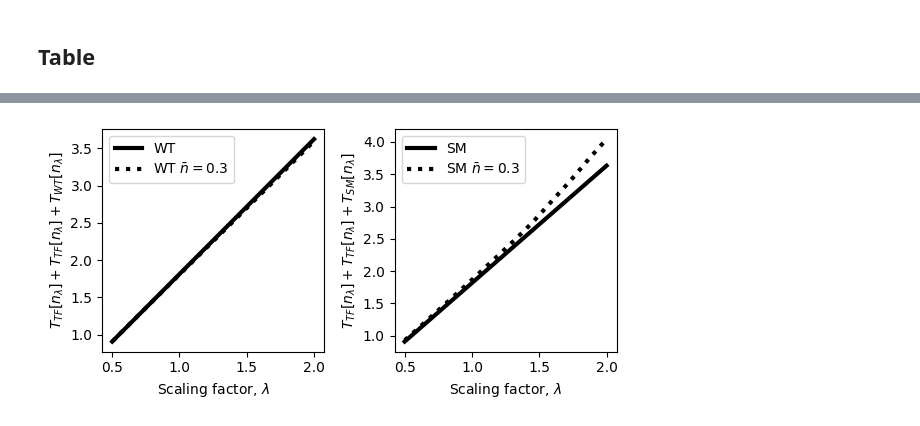
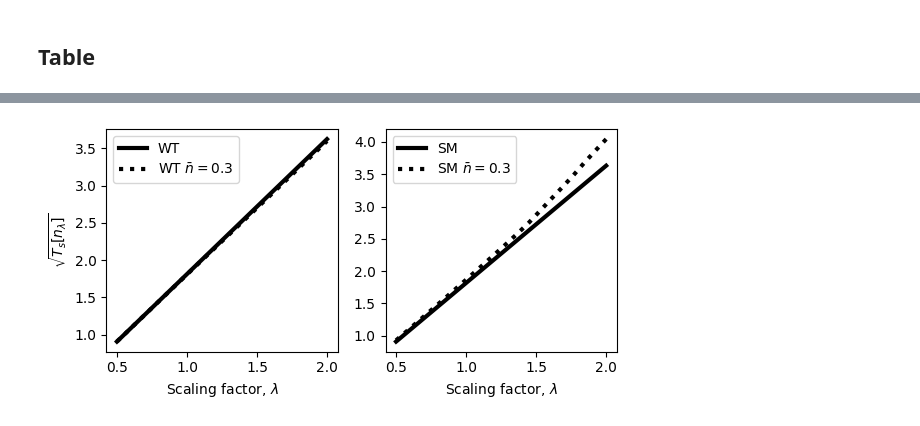
Before and after one commit to pavanell/KEDF-scaling, a Jupyter notebook: Scaling_for_paper.ipynb, the cells around one changed output, grey strips where cells are left out. Saved outputs shown, nothing was run; the diff lists cells and outputs as text; code cells hidden in the pictures.

```diff
--- a/Scaling_for_paper.ipynb
+++ b/Scaling_for_paper.ipynb
@@ -389,16 +396,15 @@ SM_adhoc = FunctionalScaling(atom_type='Al', phase = 'fcc', KEDF='SM', a=4.05, K
 # %%
 fig, (ax_WT, ax_SM) = plt.subplots(1,2, figsize = (6, 3))
 ax_WT.plot(WT.s, np.sqrt(WT.nl+WT.tfvw), color='k', lw=3, ls='-', label="WT")
 ax_WT.plot(WT_adhoc.s, np.sqrt(WT_adhoc.tfvw+WT_adhoc.nl), color='k', lw=3, ls=':', label=r"WT $\bar n = 0.3$")
 ax_SM.plot(SM.s, np.sqrt(SM.nl+SM.tfvw), color='k', lw=3, ls='-', label="SM")
 ax_SM.plot(SM_adhoc.s, np.sqrt(SM_adhoc.tfvw+SM_adhoc.nl), color='k', lw=3, ls=':', label=r"SM $\bar n = 0.3$")
 ax_WT.set_xlabel(r"Scaling factor, $\lambda$")
 ax_SM.set_xlabel(r"Scaling factor, $\lambda$")
-ax_WT.set_ylabel(r"$T_{TF}[n_\lambda]+T_{TF}[n_\lambda]+T_{WT}[n_\lambda]$")
-ax_SM.set_ylabel(r"$T_{TF}[n_\lambda]+T_{TF}[n_\lambda]+T_{SM}[n_\lambda]$")
+ax_WT.set_ylabel(r"$\sqrt{T_{s}[n_\lambda]}$")
 ax_WT.legend()
 ax_SM.legend()
 plt.tight_layout()
 plt.savefig("WT-SM_Al_total_KEDF.pdf")
 # %% [output]
-[figure, old version]
+[figure, new version]
```
Also changed, not shown: parts of 3 cells of this notebook.
